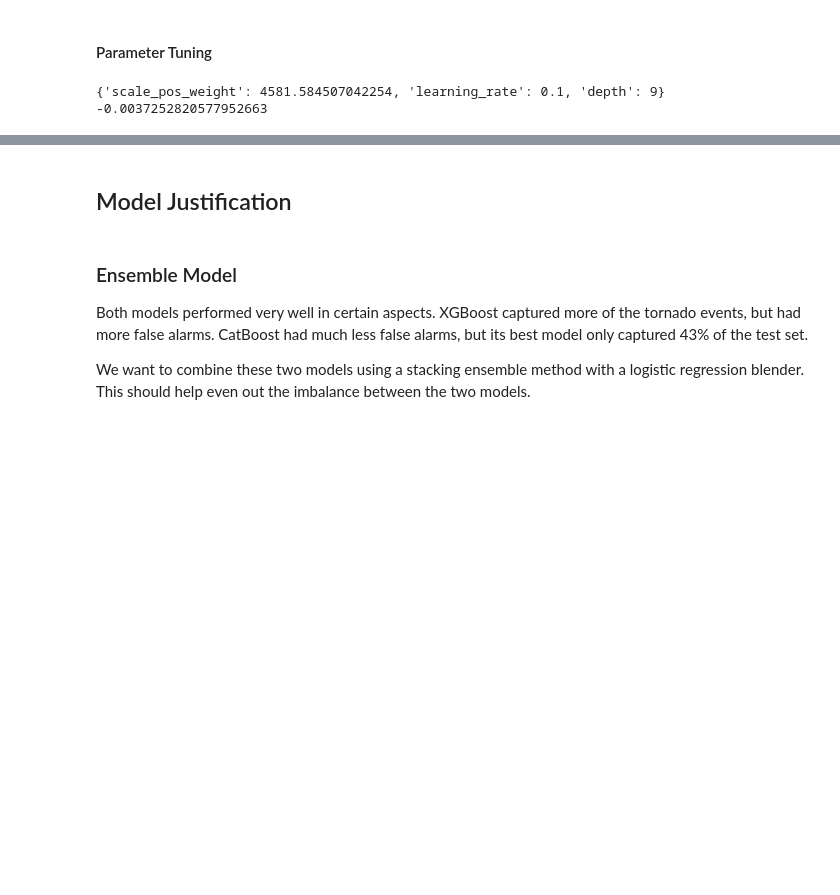
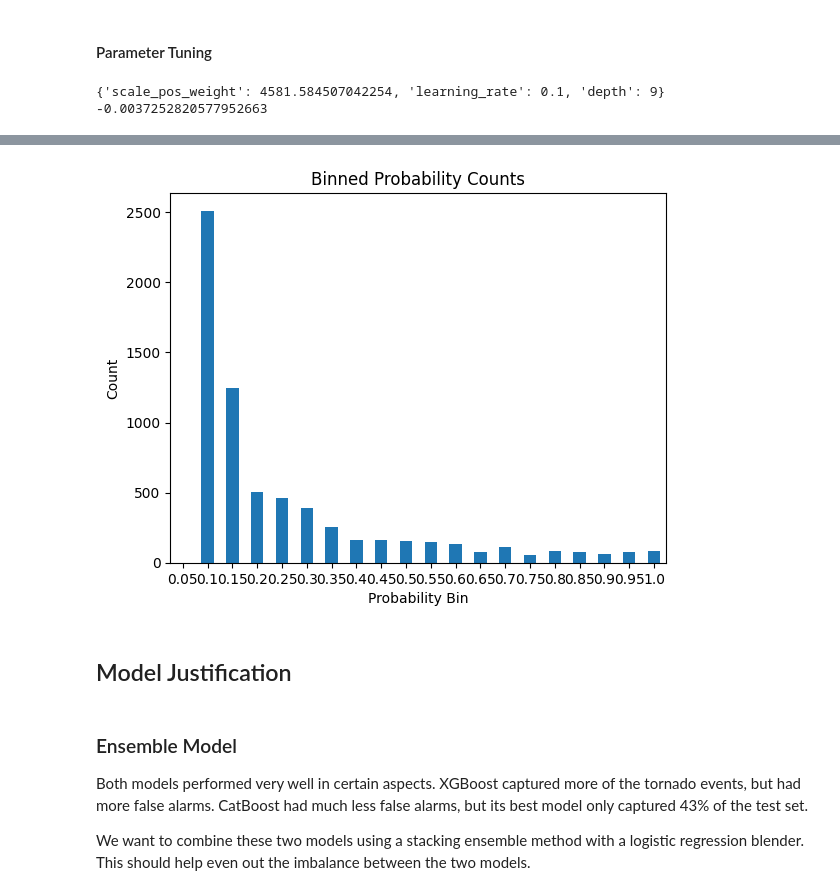
Before and after one commit to dpatel77/ProjectToto, a Jupyter notebook: ML_Model/ml_projectTOTO.ipynb, the cells around one changed output, grey strips where cells are left out. Drawn from its saved outputs; the diff is of its cells as text; code cells hidden in the pictures; blank space fills up the shorter version.

```diff
--- a/ML_Model/ml_projectTOTO.ipynb
+++ b/ML_Model/ml_projectTOTO.ipynb
@@ -498,0 +490,9 @@ array([[1039722,    1226],
+# %%
+weight=weather_df['tornado'].value_counts()[0]/weather_df['tornado'].value_counts()[1]
+weight
+
+#split train test
+X = weather_df.drop(columns=['tornado', 'time','county_name', 'location_id'])
+y = weather_df['tornado']
+
+X_train, X_test, y_train, y_test = train_test_split(X, y, test_size=0.2, random_state=96, stratify=y)
@@ -498,0 +513,9 @@ array([[1039722,    1226],
+# %%
+catboost=CatBoostClassifier(scale_pos_weight=weight, verbose=False, save_snapshot=False, learning_rate=0.1, depth=9)
+catboost.fit(X_train, y_train)
+y_pred = catboost.predict(X_test)
+logloss = log_loss(y_test, catboost.predict_proba(X_test))
+print("Log Loss: %.3f" % logloss)
+
+#confusion matrix
+confusion_matrix(y_test, y_pred)
@@ -499,3 +526,31 @@ array([[1039722,    1226],
+# %%
+#catboost proba value count
+y_pred_proba = catboost.predict_proba(X_test)
+cat_proba=pd.Series(y_pred_proba[:, 1]).round(2).value_counts().sort_index()
+# %%
+#catproba to dataframe
+cat_proba_df=pd.DataFrame(cat_proba).reset_index()
+cat_proba_df.columns=['Probability', 'Count']
+# Define the bin edges based on the nearest 0.05
+bin_edges = np.arange(0, 1.05, 0.05)
+
+# Assign each probability to the nearest bin
+cat_proba_df['Bin'] = pd.cut(cat_proba_df['Probability'], bins=bin_edges, right=False, labels=np.round(bin_edges[1:], 2))
+
+# Filter out bins under 0.05
+cat_proba_df = cat_proba_df[cat_proba_df['Bin'] >= 0.1]
+
+# Aggregate counts within each bin
+binned_data = cat_proba_df.groupby('Bin')['Count'].sum().reset_index()
+
+# Plot the binned data
+binned_data.plot.bar(x='Bin', y='Count', rot=0, legend=False)
+plt.xlabel('Probability Bin')
+plt.ylabel('Count')
+plt.title('Binned Probability Counts')
+plt.show()
+# %% [output]
+[figure, added]
 # %%
 conf_matrix_catboost = np.array([[1039722, 1226],
                         [110, 106]], dtype=np.int64)
```
Also changed, not shown: parts of 29 cells of this notebook, 12 other files.
